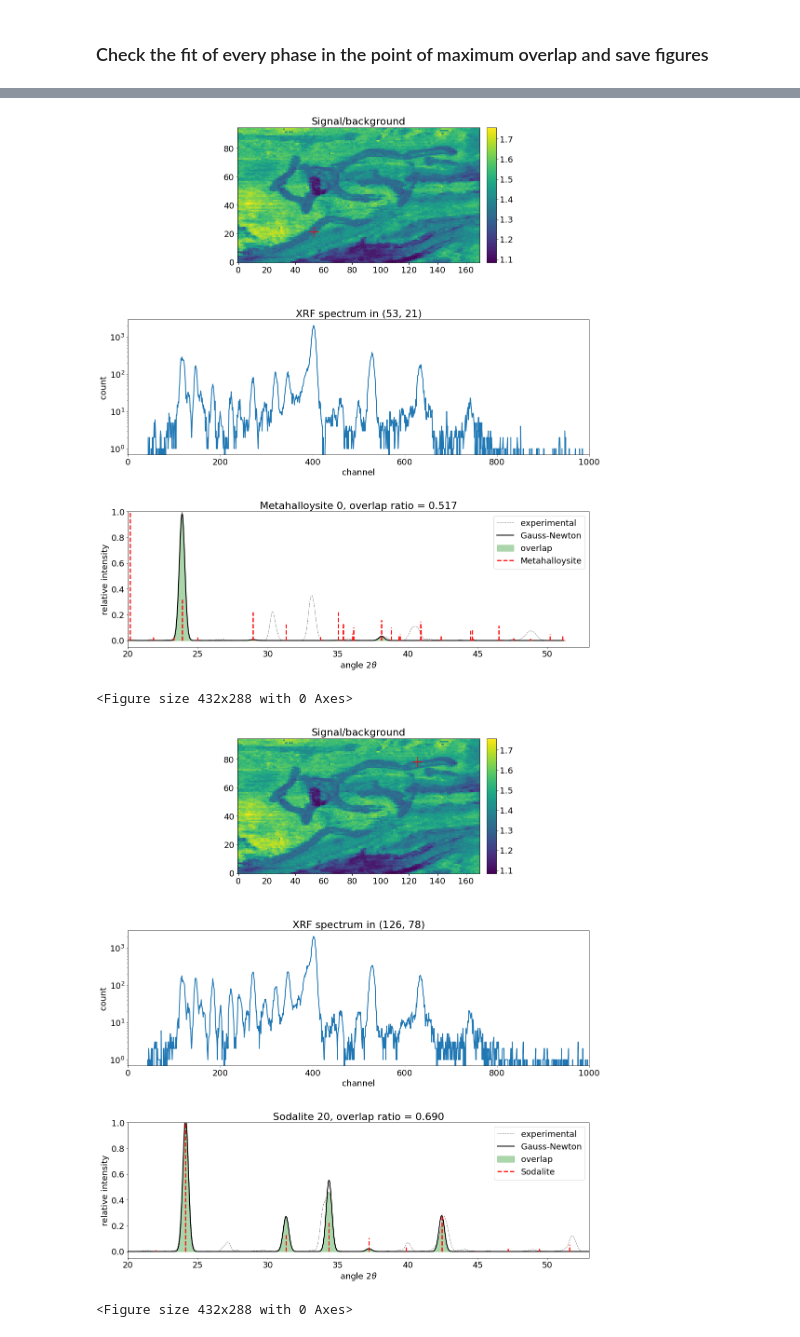
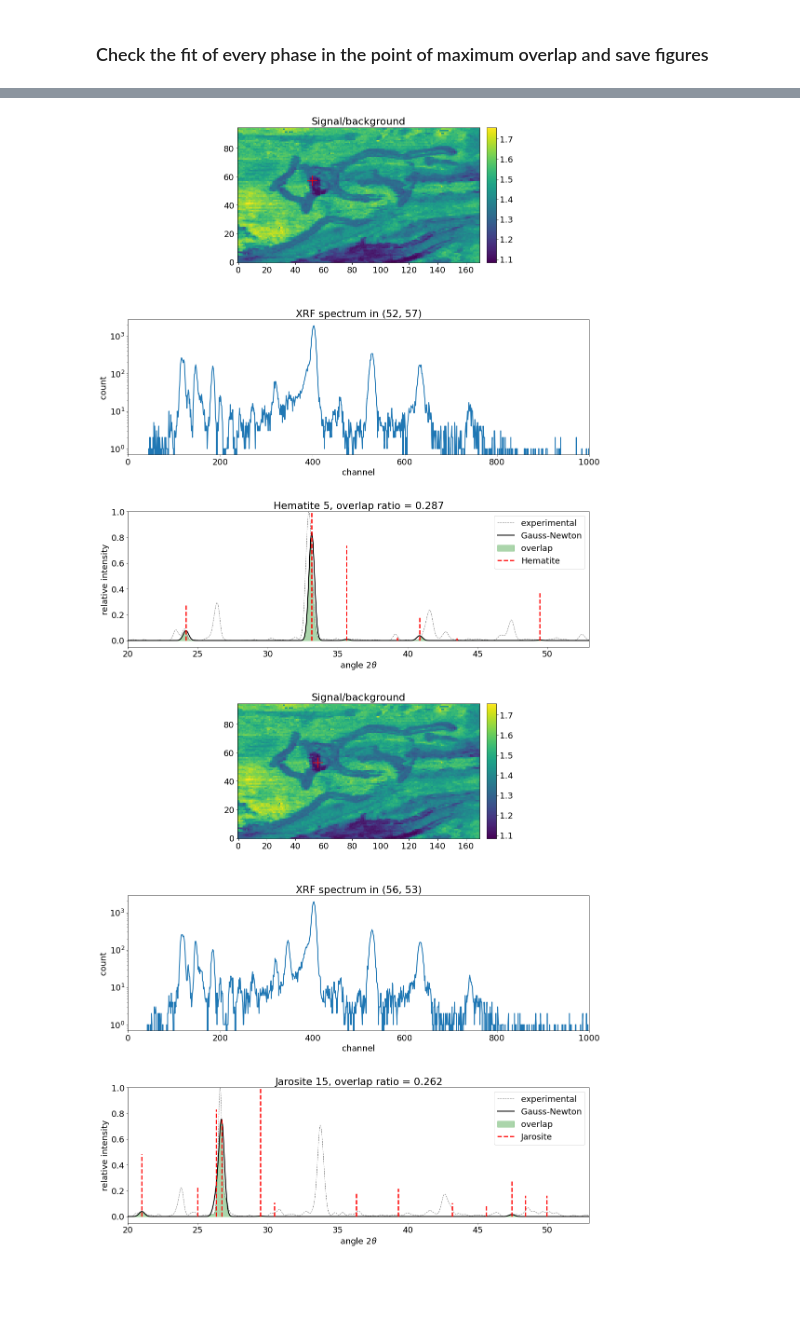
Before and after one commit to DarioZappala/XRDAnalysis, a Jupyter notebook: XRD_2d_exploration.ipynb, the cells around one changed output, grey strips where cells are left out. Saved outputs shown, nothing was run; the diff lists cells and outputs as text; code cells hidden in the pictures; blank space fills up the shorter version.

```diff
--- a/XRD_2d_exploration.ipynb
+++ b/XRD_2d_exploration.ipynb
@@ -237,7 +238,7 @@ maps_xrf_norm = data_xrf_elements.labels / data_xrf_elements.labels.max(axis = (
 - `elements_chosen`: Elements that need to be in the selected phases.
 - `elements_excluded`: Elements that must not be in the selected phases.
 # %%
-elements_chosen = ['Si', 'Al']
+elements_chosen = ['Fe']
 elements_excluded = []
 # DO NOT EXCLUDE: Al, Ca, Cl, P, S, Si
 
@@ -267,7 +272,7 @@ df_phases
 ### Select the area given by XRF threshold
 - `threshold_XRF_intensity`: The routine selects pixels where the first of `elements_chosen` has an XRF intensity above this threshold value.
 # %%
-threshold_XRF_intensity = 0.85
+threshold_XRF_intensity = 0.4
 
 idx_element = find_element(elements_chosen[0], data_xrf_elements.metadata['labels'])
 print('Element chosen for the map of XRF intensity: ' + data_xrf_elements.metadata['labels'][idx_element])
@@ -425,7 +430,7 @@ ax.set_xlim(min_theta, max_theta)
 ax.set_ylim(-0.05, 1)
 ax.set_xlabel(r'angle $2\theta$')
 ax.set_ylabel('relative intensity')
-ax.set_title(f'{gn.label}, overlap ratio = {gn.overlap3_area_ratio():.3f}')
+ax.set_title(f'{gn.label}, overlap ratio = {gn.overlap_area_ratio():.3f}')
 ax.legend(frameon = True, loc = 'upper right')
 show()
 # %% [output]
@@ -436,6 +441,8 @@ show()
 # %% [markdown]
 ### Fit selected phases on smoothed XRD pattern in selected area
 # %%
+%%time
+
 ### Smoothing options ###
 offset_background = 10  # value added to the background, before subtracting it from the raw signal
 std_smooth = 5          # degree of the final smooth applied to the XRD pattern (standard deviation of the Gaussian kernel used in the convolution)
@@ -457,7 +464,7 @@ for i in range(df_phases.shape[0]):
     gm = GammaMap_Partial().from_data(data, [p for p in phase_set], indices_XRF_sel, sigma = sigma, min_theta = min_theta,
                                       max_theta = max_theta, min_intensity = min_intensity, first_n_peaks = first_n_peaks)
     gm = gm.fit_cycle(gamma = True, steps = 10, verbose = False)
-    overlap = gm.overlap3_area_ratio(verbose = False)
+    overlap = gm.overlap_area_ratio(verbose = False)
     list_overlap.append(overlap)
     list_overlap_avg.append(nanmean(overlap, axis = 0))
     list_overlap_max.append(nanmax(overlap, axis = 0))
@@ -612,7 +629,7 @@ xrf_log_y = True
 # adjust_calibration: if False, initial calibration is kept; if True, calibration is adjusted depending on the value of 'phase_calibration'.
 # If phase_calibration is set to a specific phase, the calibration with that phase will be used for the exploration of all the phases.
 # If phase_calibration is set to None, each phase is calibrated on experimental XRD pattern.
-adjust_calibration = True
+adjust_calibration = False
 #phase_calibration = database['Jarosite'][15]
 phase_calibration = None
 
@@ -674,7 +691,7 @@ for i in range(df_phases_sel.shape[0]):
     ax.set_ylim(-0.05, 1)
     ax.set_xlabel(r'angle $2\theta$')
     ax.set_ylabel(r'relative intensity')
-    ax.set_title(f'{phase_name} {phase_sample}, overlap ratio = {gn.overlap3_area_ratio():.3f}')
+    ax.set_title(f'{phase_name} {phase_sample}, overlap ratio = {gn.overlap_area_ratio():.3f}')
     ax.legend(frameon = True, loc = 'upper right')
 
     savefig(f'{path_phases_check}{clean_phase_name(phase_name)} {x}_{y} check_fit.png', bbox_inches = 'tight', dpi = 300)
@@ -686,4 +702,2 @@ for i in range(df_phases_sel.shape[0]):
-[figure, old version]
+[figure, new version]
-<Figure size 432x288 with 0 Axes>
-[figure, old version]
+[figure, new version]
-<Figure size 432x288 with 0 Axes>
```
Also changed, not shown: parts of 12 cells of this notebook, 4 other files.
